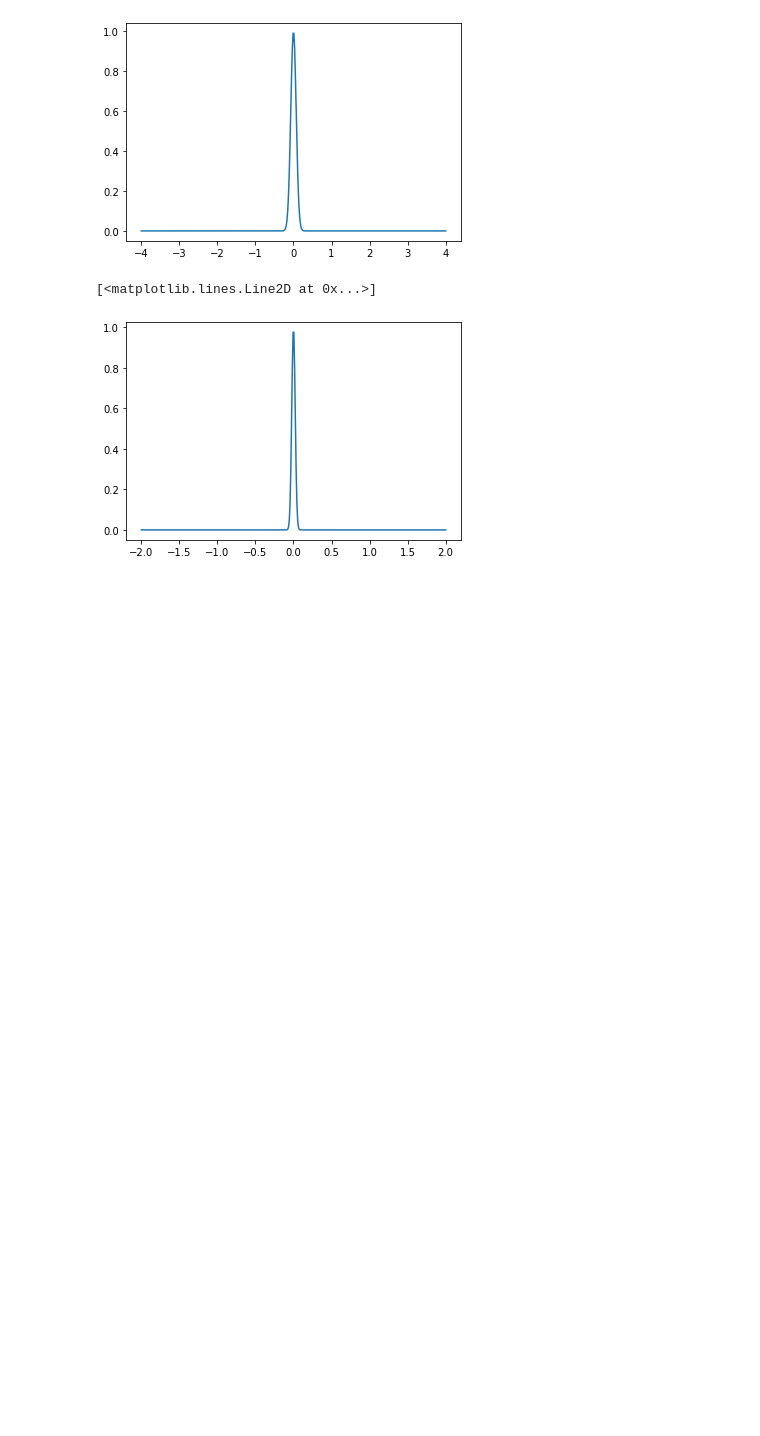
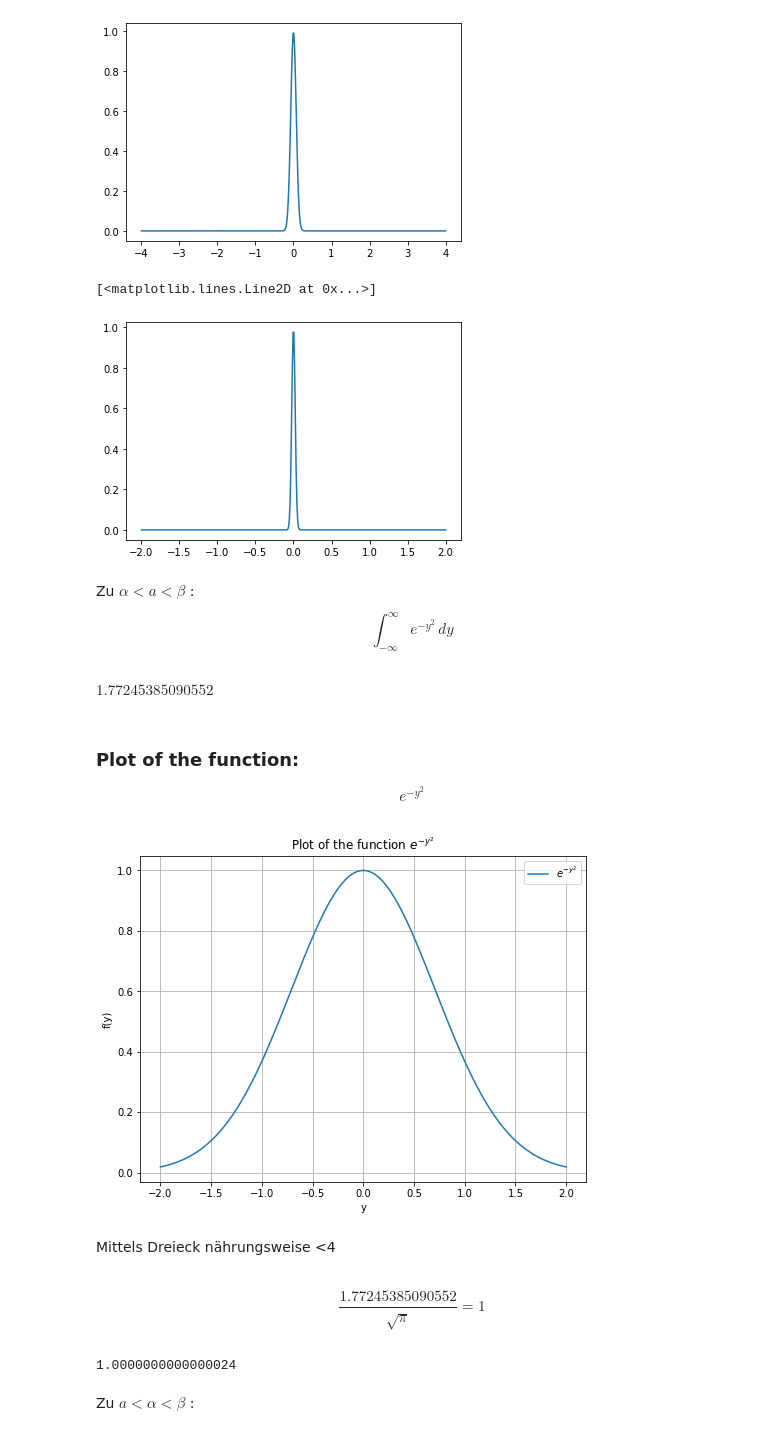
Before and after one commit to ManuelSVN/Nolting-Band-3, a Jupyter notebook: NoltingBand3/1.7 Aufgaben/Aufgabel 1_7_1.ipynb, the cells around one changed output. Drawn from its saved outputs; the diff is of its cells as text; code cells hidden in the pictures; blank space fills up the shorter version.

```diff
--- a/NoltingBand3/1.7 Aufgaben/Aufgabel 1_7_1.ipynb
+++ b/NoltingBand3/1.7 Aufgaben/Aufgabel 1_7_1.ipynb
@@ -101,3 +101,52 @@ plt.plot(x, f_n(x, a, n))
 # %% [output]
 [<matplotlib.lines.Line2D at 0x...>]
 [figure]
+# %% [markdown]
+Zu $\alpha < a <\beta$ :
+$$ \int_{-\infty}^{\infty} e^{-y^2} \, dy $$
+# %%
+from sympy import symbols, exp, integrate, oo
+
+# Defining the variable
+y = symbols('y')
+
+# Defining the integral
+integral = integrate(exp(-y**2), (y, -oo, oo))
+
+integral.evalf()
+# %% [output]
+$\displaystyle 1.77245385090552$
+# %% [markdown]
+### Plot of the function:
+$$ e^{-y^2} $$
+# %%
+import matplotlib.pyplot as plt
+import numpy as np
+
+# Creating a range of values for y
+y = np.linspace(-2, 2, 400)
+
+# Calculating the function values
+f_y = np.exp(-y**2)
+
+# Plotting the function
+plt.figure(figsize=(8, 6))
+plt.plot(y, f_y, label=r'$e^{-y^2}$')
+plt.xlabel('y')
+plt.ylabel('f(y)')
+plt.title('Plot of the function $e^{-y^2}$')
+plt.legend()
+plt.grid(True)
+plt.show()
+# %% [output]
+[figure, added]
+# %% [markdown]
+Mittels Dreieck  nährungsweise <4
+# %% [markdown]
+$$ \frac{1.77245385090552} {\sqrt{\pi}}  = 1$$
+# %%
+1.77245385090552/np.sqrt(np.pi)
+# %% [output]
+1.0000000000000024
+# %% [markdown]
+Zu $a< \alpha  <\beta$ :
```
